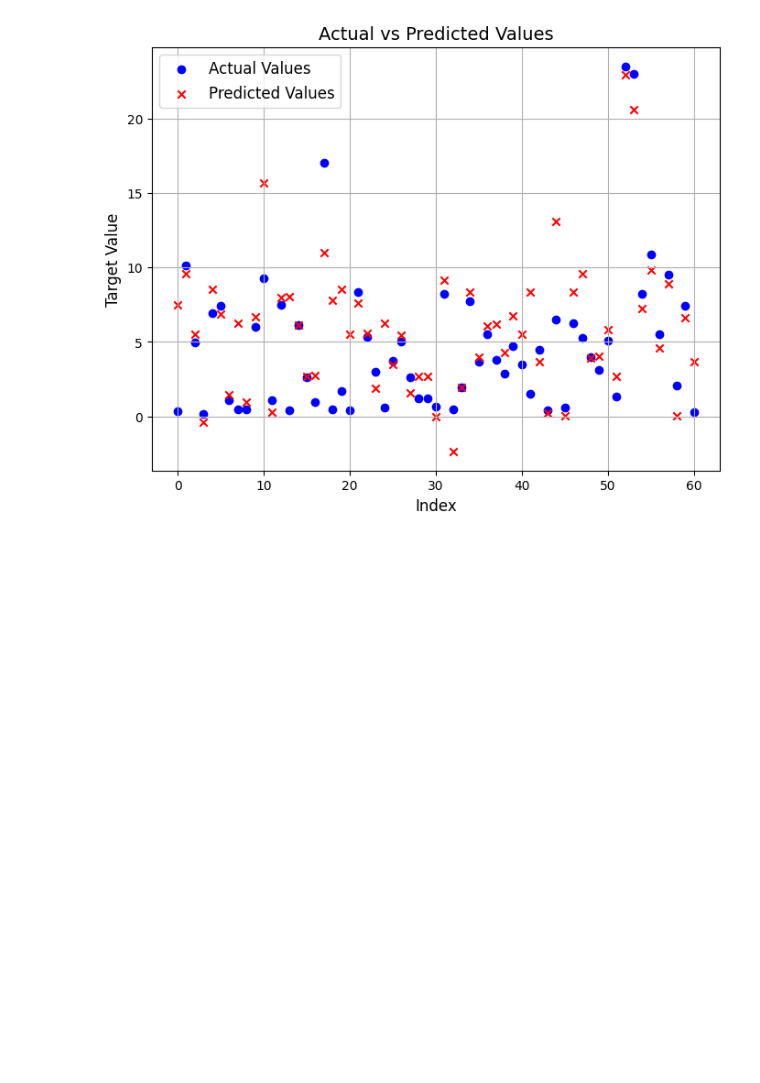
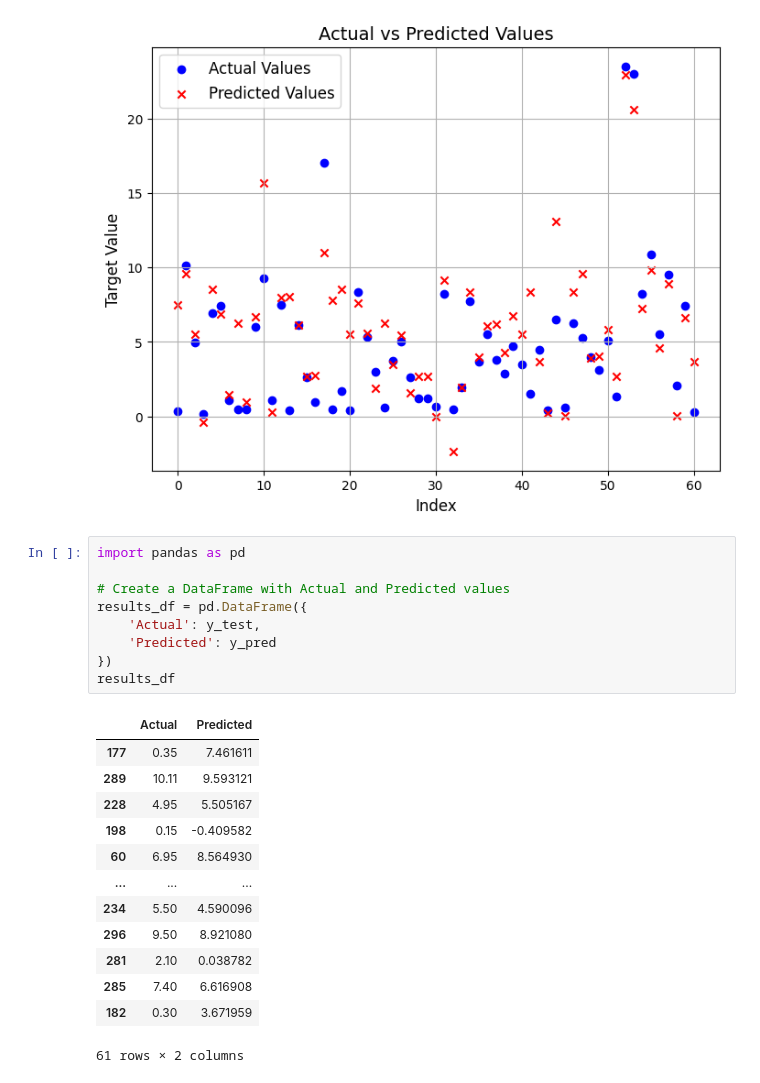
Before and after one commit to Jyoti-jm9/Carprice, a Jupyter notebook: Carprice.ipynb, the cells around one changed output. Drawn from its saved outputs; the diff is of its cells as text; blank space fills up the shorter version.

```diff
--- a/Carprice.ipynb
+++ b/Carprice.ipynb
@@ -107,3 +107,26 @@ plt.grid(True)
 plt.show()
 # %% [output]
 [figure]
+# %%
+import pandas as pd
+
+# Create a DataFrame with Actual and Predicted values
+results_df = pd.DataFrame({
+    'Actual': y_test,
+    'Predicted': y_pred
+})
+results_df
+# %% [output]
+|  | Actual | Predicted |
+| 177 | 0.35 | 7.461611 |
+| 289 | 10.11 | 9.593121 |
+| 228 | 4.95 | 5.505167 |
+| 198 | 0.15 | -0.409582 |
+| 60 | 6.95 | 8.564930 |
+| ... | ... | ... |
+| 234 | 5.50 | 4.590096 |
+| 296 | 9.50 | 8.921080 |
+| 281 | 2.10 | 0.038782 |
+| 285 | 7.40 | 6.616908 |
+| 182 | 0.30 | 3.671959 |
+61 rows × 2 columns
```
